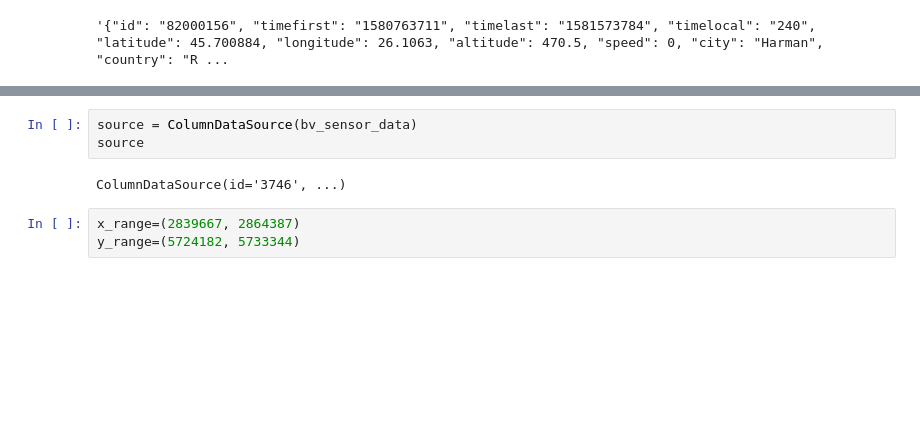
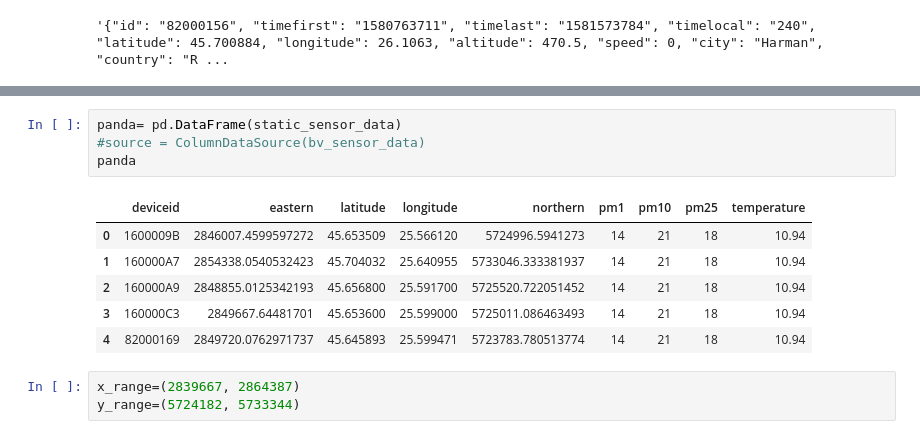
Before and after one commit to alexandruitu/brasovair, a Jupyter notebook: playground/api_playground.ipynb, the cells around one changed output, grey strips where cells are left out. Drawn from its saved outputs; the diff is of its cells as text; blank space fills up the shorter version.

```diff
--- a/playground/api_playground.ipynb
+++ b/playground/api_playground.ipynb
@@ -167,8 +205,14 @@ show(p)
-# %%
-source = ColumnDataSource(bv_sensor_data)
-source
-# %% [output]
-ColumnDataSource(id='3746', ...)
+# %%
+panda= pd.DataFrame(static_sensor_data)
+#source = ColumnDataSource(bv_sensor_data)
+panda
+# %% [output]
+|  | deviceid | eastern | latitude | longitude | northern | pm1 | pm10 | pm25 | temperature |
+| 0 | 1600009B | 2846007.4599597272 | 45.653509 | 25.566120 | 5724996.5941273 | 14 | 21 | 18 | 10.94 |
+| 1 | 160000A7 | 2854338.0540532423 | 45.704032 | 25.640955 | 5733046.333381937 | 14 | 21 | 18 | 10.94 |
+| 2 | 160000A9 | 2848855.0125342193 | 45.656800 | 25.591700 | 5725520.722051452 | 14 | 21 | 18 | 10.94 |
+| 3 | 160000C3 | 2849667.64481701 | 45.653600 | 25.599000 | 5725011.086463493 | 14 | 21 | 18 | 10.94 |
+| 4 | 82000169 | 2849720.0762971737 | 45.645893 | 25.599471 | 5723783.780513774 | 14 | 21 | 18 | 10.94 |
 # %%
 x_range=(2839667, 2864387)
 y_range=(5724182, 5733344)
```
Also changed, not shown: parts of 10 cells of this notebook.
